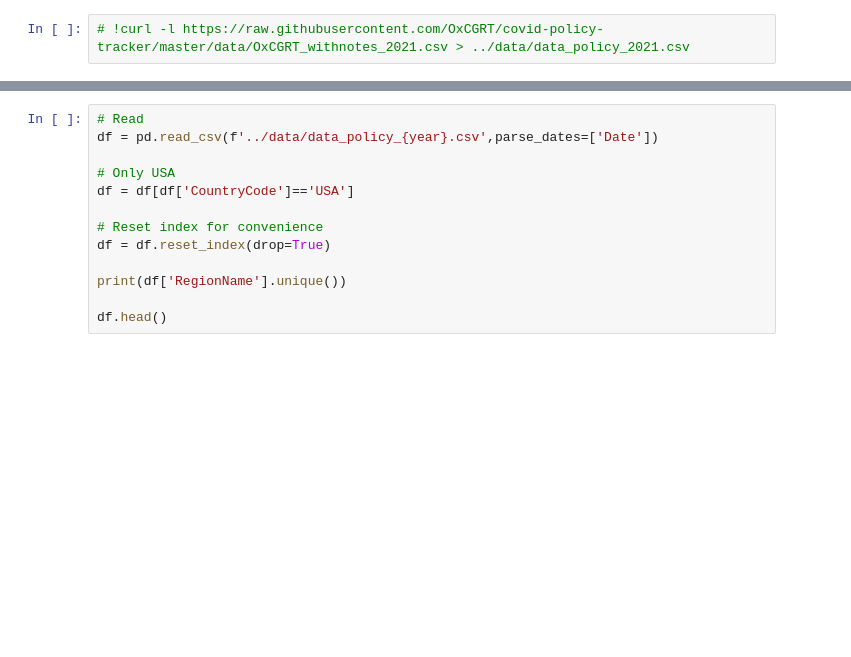
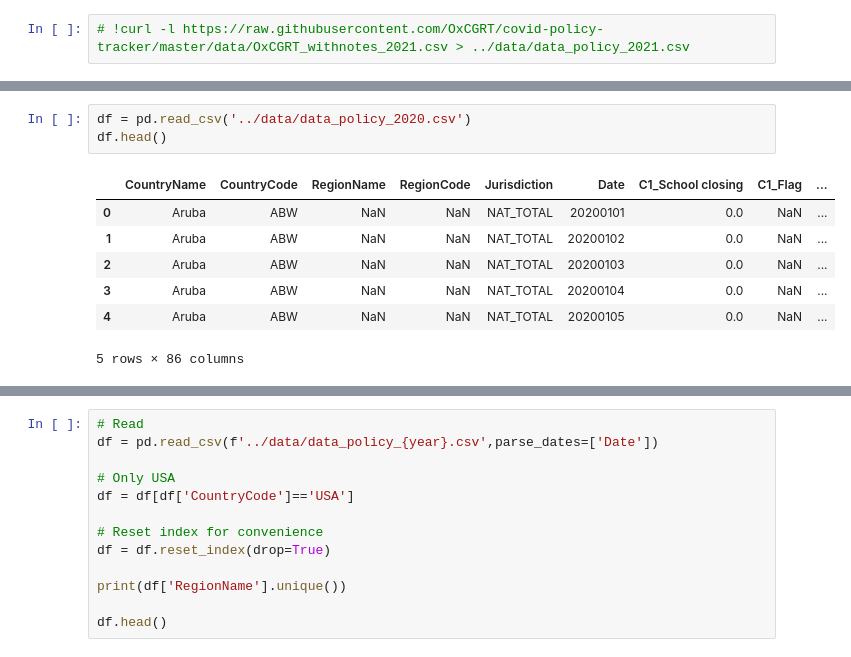
Before and after one commit to HenryVarro666/policy-changes-prediction, a Jupyter notebook: tool/policy-exploration-create.ipynb, the cells around one changed output, grey strips where cells are left out. Drawn from its saved outputs; the diff is of its cells as text; blank space fills up the shorter version.

Commit message:
explore policy

```diff
--- a/tool/policy-exploration-create.ipynb
+++ b/tool/policy-exploration-create.ipynb
@@ -17,0 +28,11 @@ import math
+# %%
+df = pd.read_csv('../data/data_policy_2020.csv')
+df.head()
+# %% [output]
+|  | CountryName | CountryCode | RegionName | RegionCode | Jurisdiction | Date | C1_School closing | C1_Flag | ... |
+| 0 | Aruba | ABW | NaN | NaN | NAT_TOTAL | 20200101 | 0.0 | NaN | ... |
+| 1 | Aruba | ABW | NaN | NaN | NAT_TOTAL | 20200102 | 0.0 | NaN | ... |
+| 2 | Aruba | ABW | NaN | NaN | NAT_TOTAL | 20200103 | 0.0 | NaN | ... |
+| 3 | Aruba | ABW | NaN | NaN | NAT_TOTAL | 20200104 | 0.0 | NaN | ... |
+| 4 | Aruba | ABW | NaN | NaN | NAT_TOTAL | 20200105 | 0.0 | NaN | ... |
+5 rows × 86 columns
```
Also changed, not shown: parts of 6 cells of this notebook.
